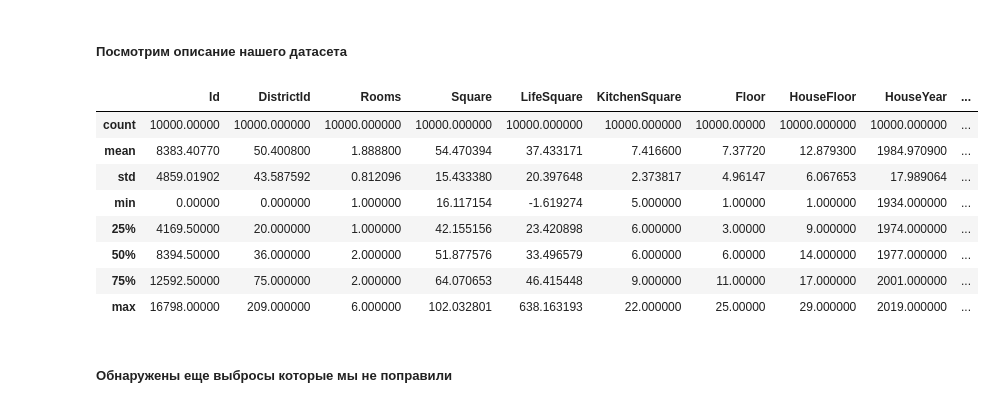
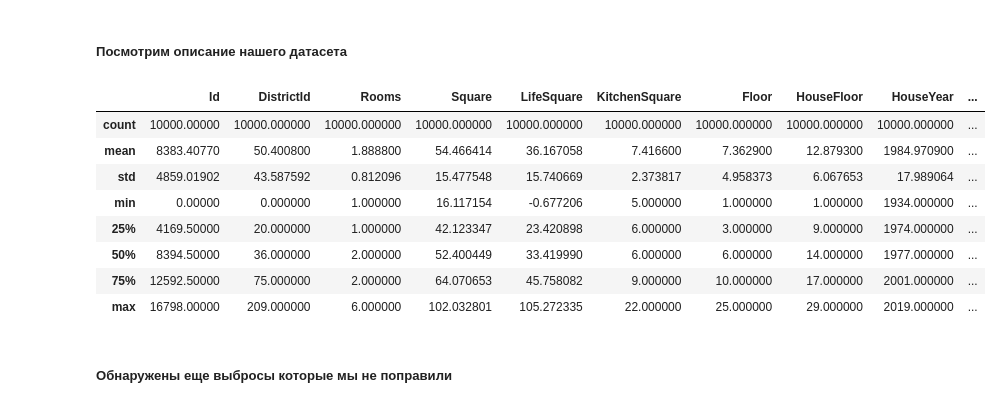
Before and after one commit to LuckyDima/Geekbrains_DB_0607, a Jupyter notebook: Data Science/Final/Final.ipynb, the cells around one changed output. Drawn from its saved outputs; the diff is of its cells as text; code cells hidden in the pictures.

```diff
--- a/Data Science/Final/Final.ipynb
+++ b/Data Science/Final/Final.ipynb
@@ -176,5 +195,8 @@ merge(med_house_floor_by_district, on = 'DistrictId',how='left')['HouseFloor_y']
 # %%
-df_train.loc[df_train['HouseFloor'].isnull(),'HouseFloor'] = qqq.values
+df_train.loc[df_train['HouseFloor'].isnull(),'HouseFloor'] = q_train.values
+
+
+df_test.loc[df_test['HouseFloor'].isnull(),'HouseFloor'] = q_test.values
 # %% [markdown]
 ##### Обработаем выбросы по этажам исползуя межквартильный размах.
 # %%
@@ -258,3 +312,4 @@ Name: KitchenSquare, dtype: int64
 # %%
-df_train.loc[df_train['KitchenSquare'] < 5, 'KitchenSquare'] =\
-x_med_ksquare
+df_train['KitchenSquare'].describe();
+
+df_test['KitchenSquare'].describe();
@@ -301,3 +374,19 @@ Name: Helthcare_2, dtype: int64
+# %%
+s25 = df_train['Square'].quantile(.25)
+s75 = df_train['Square'].quantile(.75)
+sdiff = s75 - s25
+smax = s75 + 1.5*sdiff
+smin = s25 - 1.5*sdiff
+df_train.loc[df_train['Square'] < smin, 'Square'] = df_train[df_train['Square'] < smin]['LifeSquare'].mean()
+
+
+s25 = df_test['Square'].quantile(.25)
+s75 = df_test['Square'].quantile(.75)
+sdiff = s75 - s25
+smax = s75 + 1.5*sdiff
+smin = s25 - 1.5*sdiff
+
+df_test.loc[df_test['Square'] < smin, 'Square'] = df_test[df_test['Square'] < smin]['LifeSquare'].mean()
 # %% [markdown]
 ##### Заполним пустые значения жилой площади
 # %%
@@ -317,19 +414,3 @@ df_train['Square'] - df_train['KitchenSquare']
-# %%
-s25 = df_train['Square'].quantile(.25)
-s75 = df_train['Square'].quantile(.75)
-sdiff = s75 - s25
-smax = s75 + 1.5*sdiff
-smin = s25 - 1.5*sdiff
-
-df_train.loc[df_train['Square']> smax, 'Square'] = df_train['Square'].median()
-
-s25 = df_train['Square'].quantile(.25)
-s75 = df_train['Square'].quantile(.75)
-sdiff = s75 - s25
-smax = s75 + 1.5*sdiff
-smin = s25 - 1.5*sdiff
-
-df_train.loc[df_train['Square'] < smin, 'Square'] = df_train['Square'].median()
 # %% [markdown]
 ##### Удалим явно неправильные данные для площади
 # %%
@@ -414,16 +491,17 @@ dtype: bool
 # %% [markdown]
 ##### Посмотрим описание нашего датасета
 # %%
-df_train.describe()
+df_train.describe();
+df_test.describe();
 # %% [output]
 |  | Id | DistrictId | Rooms | Square | LifeSquare | KitchenSquare | Floor | HouseFloor | HouseYear | ... |
-| count | 10000.00000 | 10000.000000 | 10000.000000 | 10000.000000 | 10000.000000 | 10000.000000 | 10000.00000 | 10000.000000 | 10000.000000 | ... |
-| mean | 8383.40770 | 50.400800 | 1.888800 | 54.470394 | 37.433171 | 7.416600 | 7.37720 | 12.879300 | 1984.970900 | ... |
-| std | 4859.01902 | 43.587592 | 0.812096 | 15.433380 | 20.397648 | 2.373817 | 4.96147 | 6.067653 | 17.989064 | ... |
-| min | 0.00000 | 0.000000 | 1.000000 | 16.117154 | -1.619274 | 5.000000 | 1.00000 | 1.000000 | 1934.000000 | ... |
-| 25% | 4169.50000 | 20.000000 | 1.000000 | 42.155156 | 23.420898 | 6.000000 | 3.00000 | 9.000000 | 1974.000000 | ... |
-| 50% | 8394.50000 | 36.000000 | 2.000000 | 51.877576 | 33.496579 | 6.000000 | 6.00000 | 14.000000 | 1977.000000 | ... |
-| 75% | 12592.50000 | 75.000000 | 2.000000 | 64.070653 | 46.415448 | 9.000000 | 11.00000 | 17.000000 | 2001.000000 | ... |
-| max | 16798.00000 | 209.000000 | 6.000000 | 102.032801 | 638.163193 | 22.000000 | 25.00000 | 29.000000 | 2019.000000 | ... |
+| count | 10000.00000 | 10000.000000 | 10000.000000 | 10000.000000 | 10000.000000 | 10000.000000 | 10000.000000 | 10000.000000 | 10000.000000 | ... |
+| mean | 8383.40770 | 50.400800 | 1.888800 | 54.466414 | 36.167058 | 7.416600 | 7.362900 | 12.879300 | 1984.970900 | ... |
+| std | 4859.01902 | 43.587592 | 0.812096 | 15.477548 | 15.740669 | 2.373817 | 4.958373 | 6.067653 | 17.989064 | ... |
+| min | 0.00000 | 0.000000 | 1.000000 | 16.117154 | -0.677206 | 5.000000 | 1.000000 | 1.000000 | 1934.000000 | ... |
+| 25% | 4169.50000 | 20.000000 | 1.000000 | 42.123347 | 23.420898 | 6.000000 | 3.000000 | 9.000000 | 1974.000000 | ... |
+| 50% | 8394.50000 | 36.000000 | 2.000000 | 52.400449 | 33.419990 | 6.000000 | 6.000000 | 14.000000 | 1977.000000 | ... |
+| 75% | 12592.50000 | 75.000000 | 2.000000 | 64.070653 | 45.758082 | 9.000000 | 10.000000 | 17.000000 | 2001.000000 | ... |
+| max | 16798.00000 | 209.000000 | 6.000000 | 102.032801 | 105.272335 | 22.000000 | 25.000000 | 29.000000 | 2019.000000 | ... |
 # %% [markdown]
 ##### Обнаружены еще выбросы которые мы не поправили
```
Also changed, not shown: parts of 112 cells of this notebook, 1 other file.
